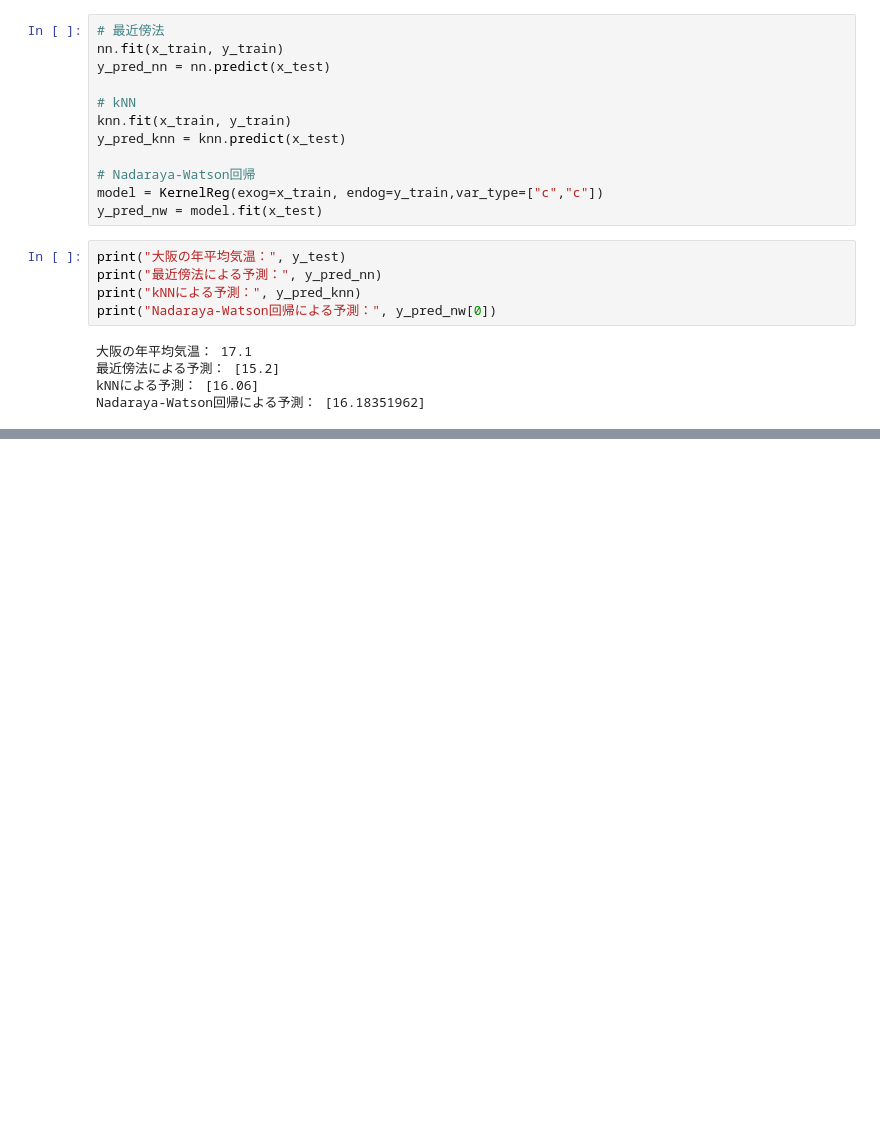
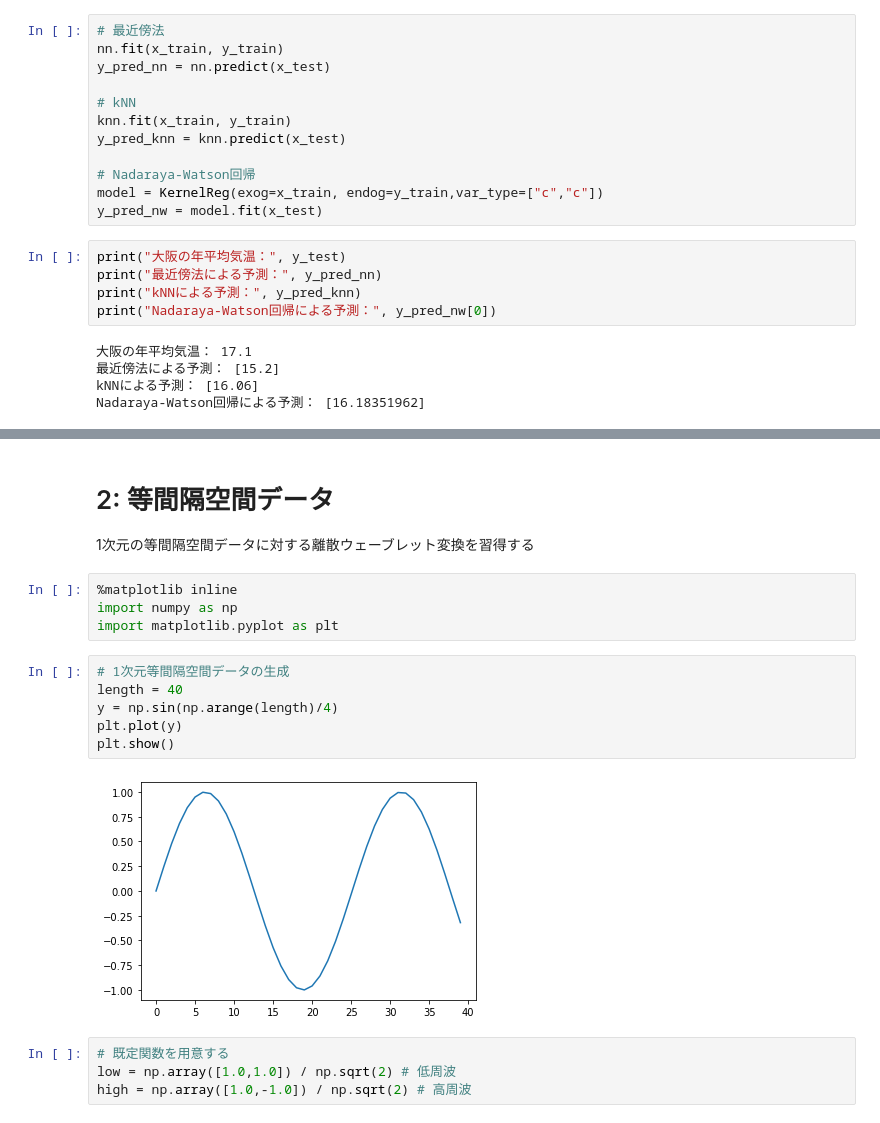
Before and after one commit to Masakida0514/DaraScienceRepo, a Jupyter notebook: 空間構造.ipynb, the cells around one changed output, grey strips where cells are left out. Drawn from its saved outputs; the diff is of its cells as text; blank space fills up the shorter version.

Commit message:
等間隔空間データの離散ウェーブ変換を追加

```diff
--- a/空間構造.ipynb
+++ b/空間構造.ipynb
@@ -142,0 +157,19 @@ Nadaraya-Watson回帰による予測： [16.18351962]
+# %% [markdown]
+# 2: 等間隔空間データ
+1次元の等間隔空間データに対する離散ウェーブレット変換を習得する
+# %%
+%matplotlib inline
+import numpy as np
+import matplotlib.pyplot as plt
+# %%
+# 1次元等間隔空間データの生成
+length = 40
+y = np.sin(np.arange(length)/4)
+plt.plot(y)
+plt.show()
+# %% [output]
+[figure, added]
+# %%
+# 既定関数を用意する
+low = np.array([1.0,1.0]) / np.sqrt(2) # 低周波
+high = np.array([1.0,-1.0]) / np.sqrt(2) # 高周波
```
Also changed, not shown: parts of 18 cells of this notebook.
